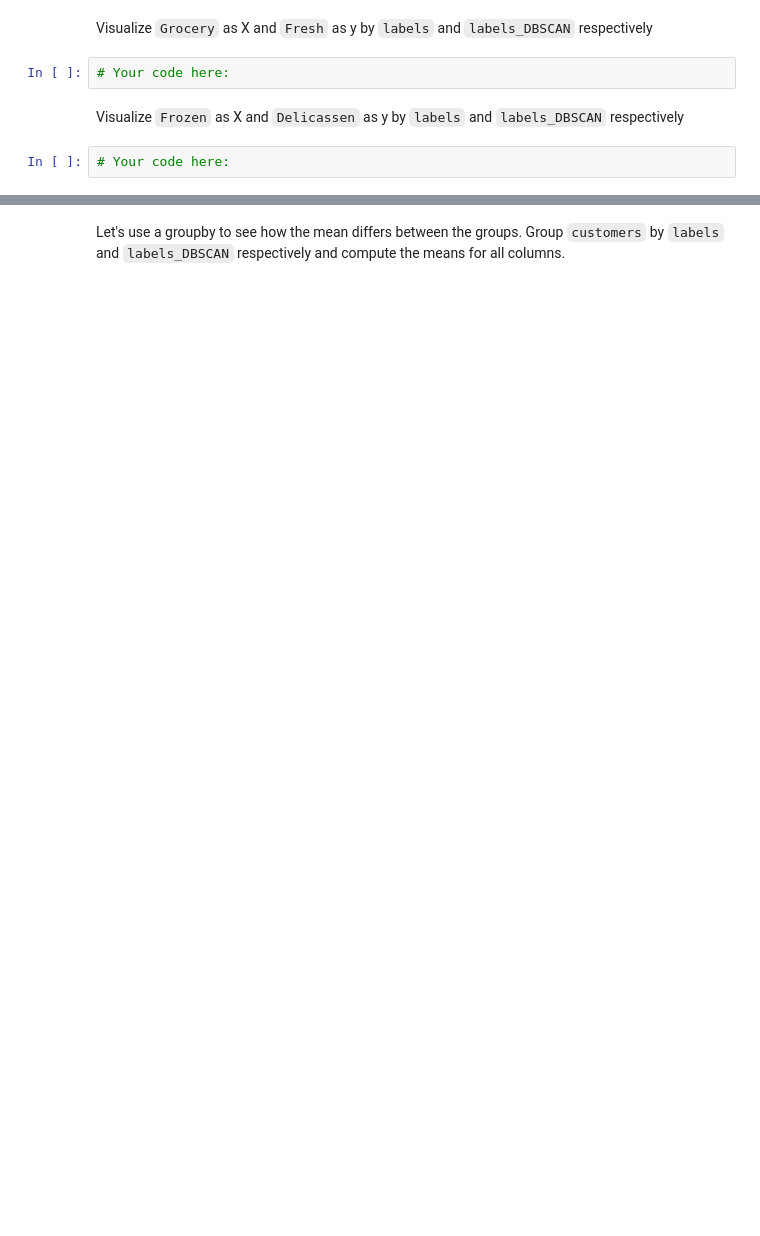
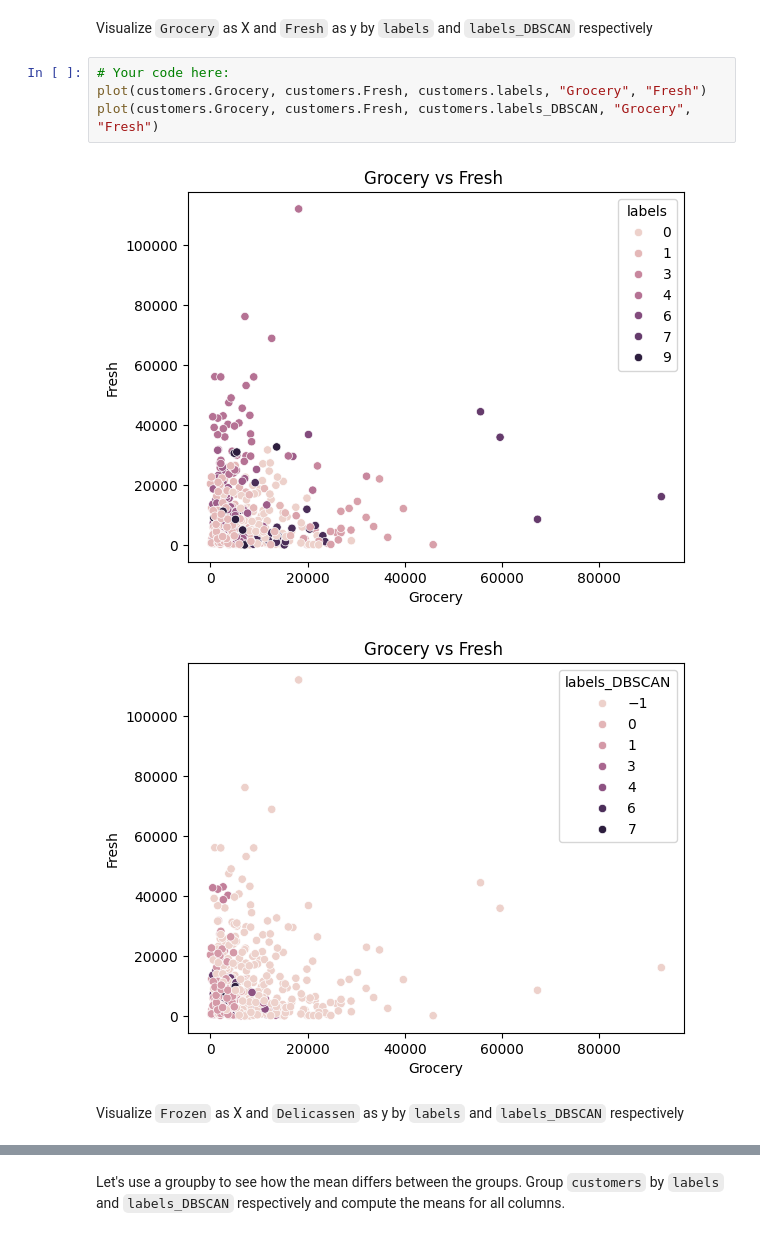
Before and after one commit to nadiastoyanova/lab-unsupervised-learning-en, a Jupyter notebook: your-code/main.ipynb, the cells around one changed output, grey strips where cells are left out. Cells and saved outputs as stored; diff of their text form; blank space fills up the shorter version.

```diff
--- a/your-code/main.ipynb
+++ b/your-code/main.ipynb
@@ -132,8 +324,11 @@ def plot(x,y,hue):
 # %% [markdown]
 Visualize `Grocery` as X and `Fresh` as y by `labels` and `labels_DBSCAN` respectively
-# %%
-# Your code here:
+# %%
+# Your code here:
+plot(customers.Grocery, customers.Fresh, customers.labels, "Grocery", "Fresh")
+plot(customers.Grocery, customers.Fresh, customers.labels_DBSCAN, "Grocery", "Fresh")
+# %% [output]
+[figure, added]
+[figure, added]
 # %% [markdown]
 Visualize `Frozen` as X and `Delicassen` as y by `labels` and `labels_DBSCAN` respectively
-# %%
-# Your code here:
```
Also changed, not shown: parts of 21 cells of this notebook.
